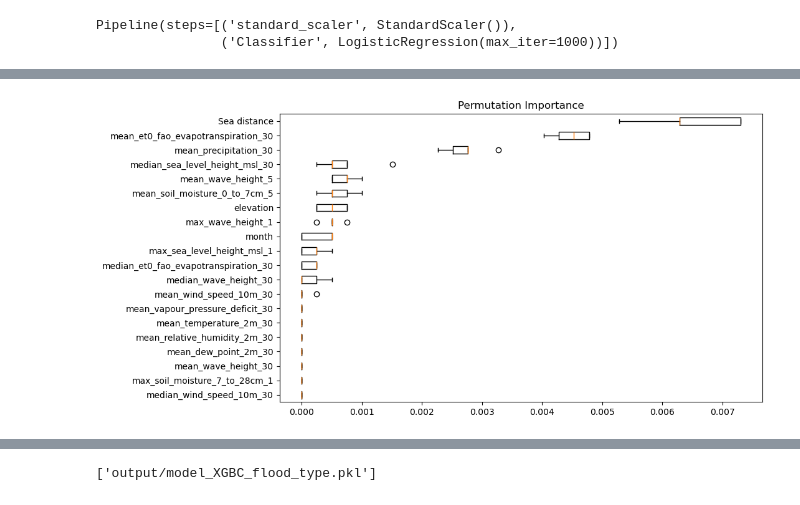
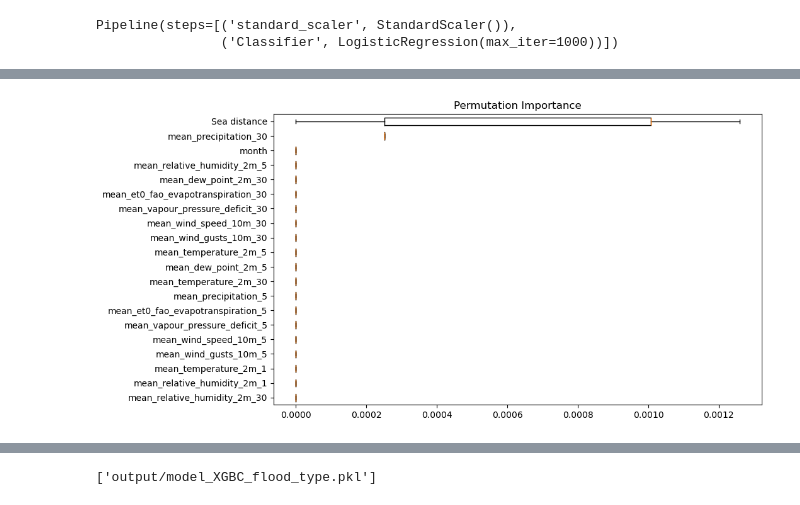
Before and after one commit to AdrienD-Skep/Flood_prediction_project, a Jupyter notebook: Notebooks/4 flood predict ml/flood_predict_ML_nb.ipynb, the cells around one changed output, grey strips where cells are left out. Cells and saved outputs as stored; diff of their text form; code cells hidden in the pictures.

Commit message:
new ml models

```diff
--- a/Notebooks/4 flood predict ml/flood_predict_ML_nb.ipynb
+++ b/Notebooks/4 flood predict ml/flood_predict_ML_nb.ipynb
@@ -63,2 +67,8 @@ y = df.loc[:,"Type_cd"] # trying to predict flood type
 X_train, X_test, y_train, y_test = train_test_split(X, y, test_size=0.2, random_state=24, stratify=y)
+# %%
+adasyn = ADASYN(random_state=24)
+X_train_resampled_ada, y_train_resampled_ada = adasyn.fit_resample(X_train, y_train)
+
+ros = RandomOverSampler(random_state=24)
+X_train_resampled_ros, y_train_resampled_ros = ros.fit_resample(X_train, y_train)
 # %%
@@ -510,24 +532,14 @@ Classification Report:
 # %%
 model_XGBC_best_params = Pipeline(steps=[
     ("standard_scaler", StandardScaler()),
-    ("Classifier",XGBClassifier(**grid_search_XGBC.best_params_))
+    ("Classifier",XGBClassifier(**bayes_search_XGBC.best_params_))
 ])
-model_XGBC_best_params.fit(X, y)
 
+model_XGBC_best_params.fit(X_train_resampled_ros, y_train_resampled_ros)
 
 y_pred = model_XGBC_best_params.predict(X_test)
 
 print(f"Train score: {model_XGBC_best_params.score(X_train, y_train)}")
-accuracy = accuracy_score(y_test, y_pred)
-f1_macro = f1_score(y_test, y_pred, average='macro')
-f1_micro = f1_score(y_test, y_pred, average='micro')
-report = classification_report(y_test, y_pred)
-conf_matrix = confusion_matrix(y_test, y_pred)
-
-print("Accuracy:", accuracy)
-print("Macro F1 Score:", f1_macro)
-print("Micro F1 Score:", f1_micro)
-print("\nClassification Report:\n", report)
-print("Confusion Matrix:\n", conf_matrix)
+evaluate_model(y_pred,y_test, False)
 # %% [output]
 Train score: 1.0
@@ -549 +561,14 @@ Classification Report:
  [   0    0    0   44]]
+# %%
+model_XGBC_best_params = Pipeline(steps=[
+    ("standard_scaler", StandardScaler()),
+    ("Classifier",XGBClassifier(**bayes_search_XGBC.best_params_))
+])
+
+X_resampled_ros, y_resampled_ros = ros.fit_resample(X, y)
+model_XGBC_best_params.fit(X_resampled_ros, y_resampled_ros)
+
+y_pred = model_XGBC_best_params.predict(X_resampled_ros)
+
+print(f"Train score: {model_XGBC_best_params.score(X_train, y_train)}")
+evaluate_model(y_pred,y_resampled_ros, False)
@@ -578,24 +620,23 @@ plt.show()
 # %%
 
-# Calculate permutation importance (works with full pipeline)
+# Calculate permutation importance
 result = permutation_importance(
-    model_XGBC_best_params,  # Use entire pipeline
+    model_XGBC_best_params,
     X_test,
     y_test,
     n_repeats=5,
-    random_state=42,
-    n_jobs=-1
+    random_state=24,
+    n_jobs=5
 )
 
-# Organize results
 sorted_idx = result.importances_mean.argsort()
 plt.figure(figsize=(10, 6))
 plt.boxplot(
     result.importances[sorted_idx[-20:]].T,  # Top 20 features
     vert=False,
     labels=X_test.columns[sorted_idx[-20:]]
 )
 plt.title("Permutation Importance")
 plt.show()
 # %% [output]
-[figure, old version]
+[figure, new version]
```
Also changed, not shown: parts of 80 cells of this notebook, 4 other files.
